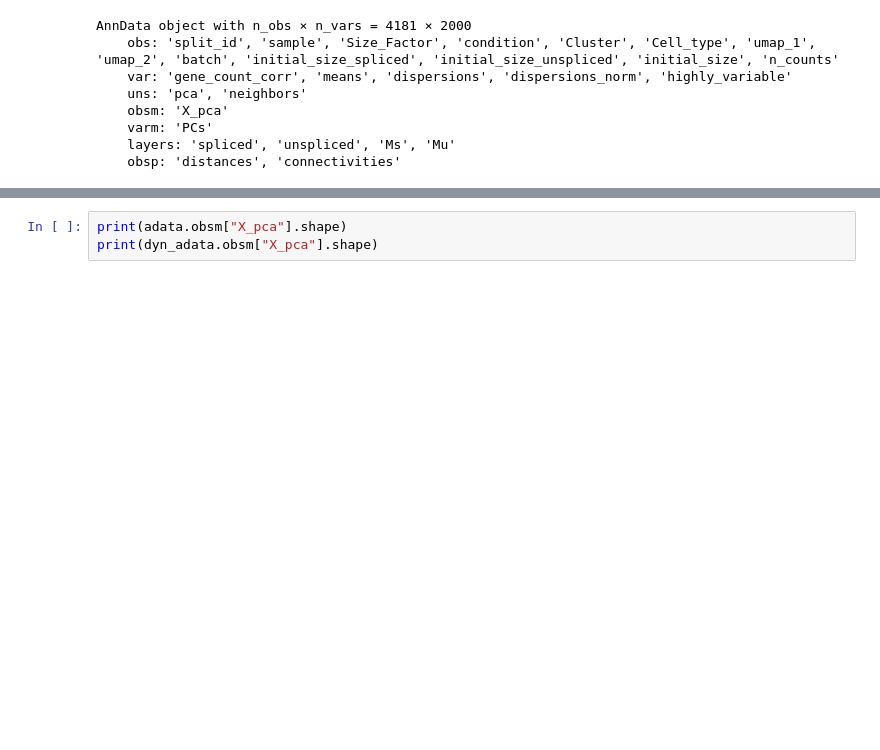
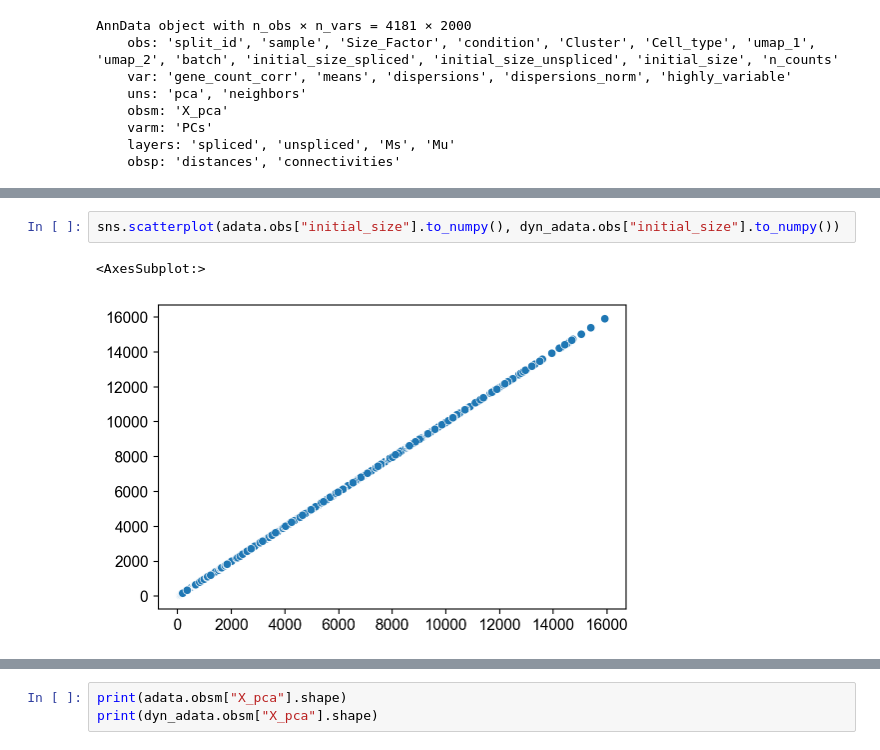
Before and after one commit to aristoteleo/dynamo-notebooks, a Jupyter notebook: normalization/scvelo-zebrafish-benchmark.ipynb, the cells around one changed output, grey strips where cells are left out. Drawn from its saved outputs; the diff is of its cells as text; blank space fills up the shorter version.

```diff
--- a/normalization/scvelo-zebrafish-benchmark.ipynb
+++ b/normalization/scvelo-zebrafish-benchmark.ipynb
@@ -121,0 +215,5 @@ AnnData object with n_obs × n_vars = 4181 × 2000
+# %%
+sns.scatterplot(adata.obs["initial_size"].to_numpy(), dyn_adata.obs["initial_size"].to_numpy())
+# %% [output]
+<AxesSubplot:>
+[figure, added]
```
Also changed, not shown: parts of 14 cells of this notebook.
